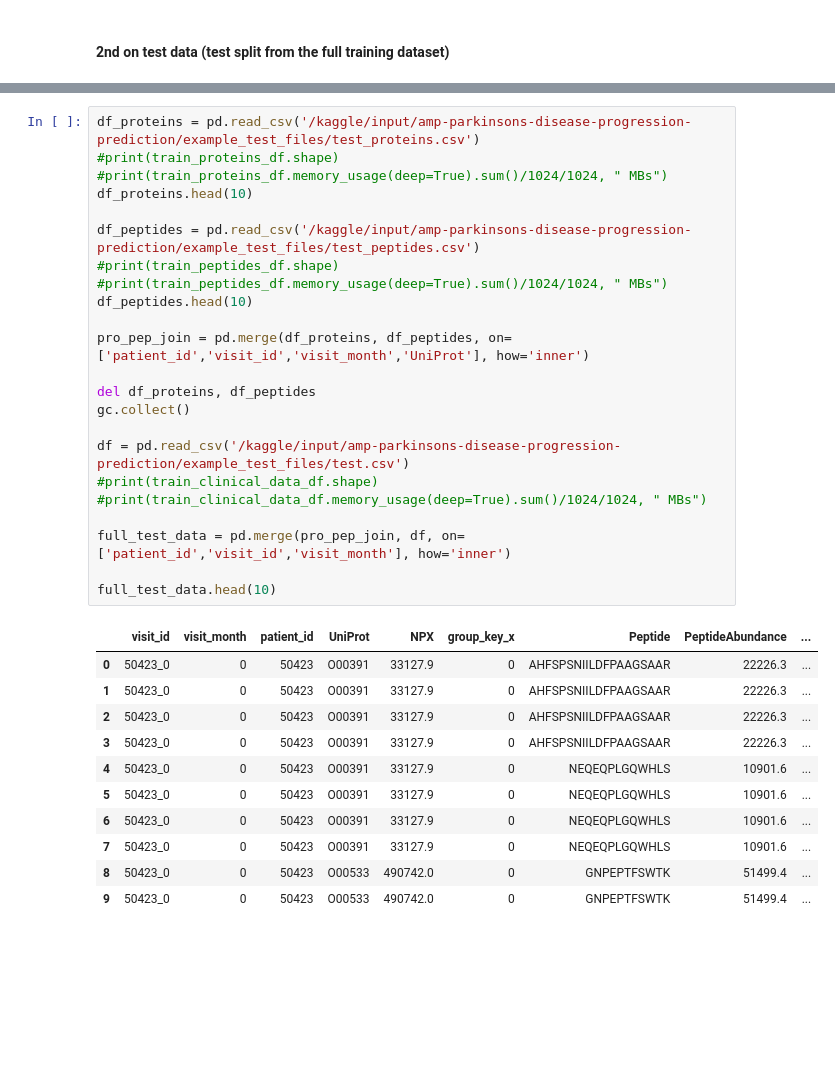
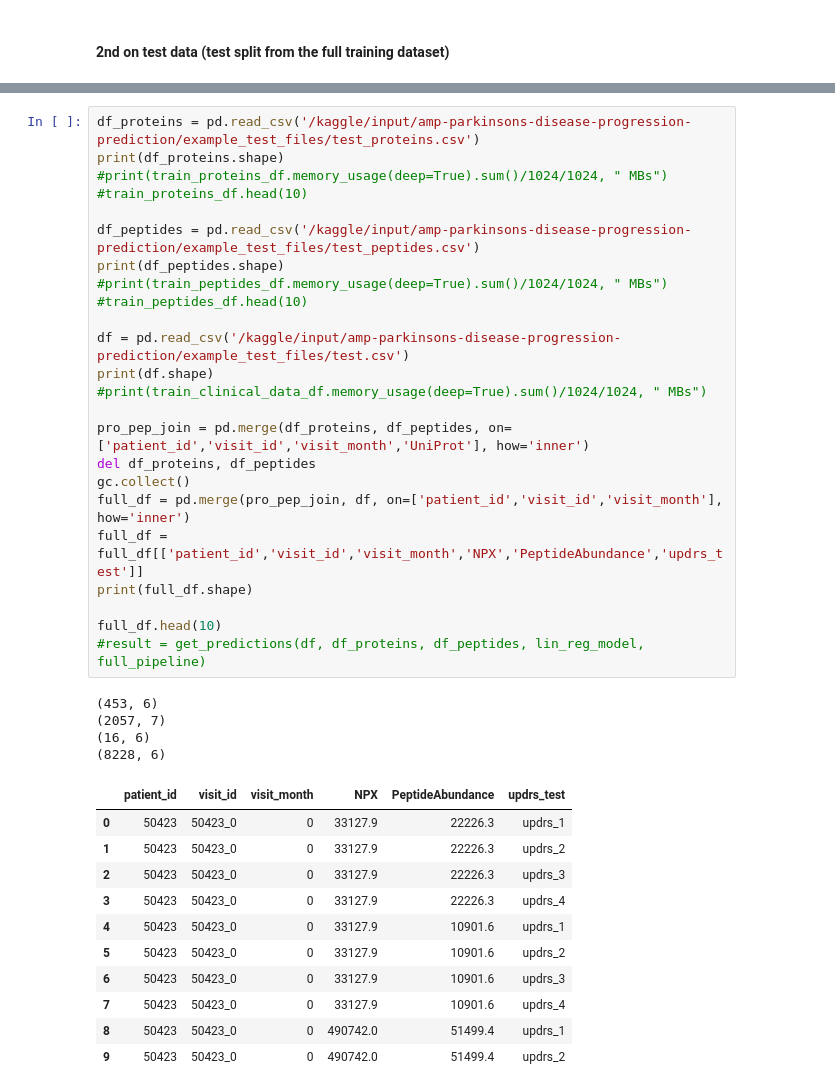
Before and after one commit to sumaniitm/AMP-parkinsons-disease-progression-prediction, a Jupyter notebook: amp-parkinson-s-disease-progression-prediction.ipynb, the cells around one changed output, grey strips where cells are left out. Drawn from its saved outputs; the diff is of its cells as text; blank space fills up the shorter version.

Commit message:
Kaggle Notebook | AMP®-Parkinson's Disease Progression Prediction | Version 17

```diff
--- a/amp-parkinson-s-disease-progression-prediction.ipynb
+++ b/amp-parkinson-s-disease-progression-prediction.ipynb
@@ -280,35 +233,40 @@ final_result[final_result['rating'].isna()].head(10)
 # %%
 df_proteins = pd.read_csv('/kaggle/input/amp-parkinsons-disease-progression-prediction/example_test_files/test_proteins.csv')
-#print(train_proteins_df.shape)
+print(df_proteins.shape)
 #print(train_proteins_df.memory_usage(deep=True).sum()/1024/1024, " MBs")
-df_proteins.head(10)
+#train_proteins_df.head(10)
 
 df_peptides = pd.read_csv('/kaggle/input/amp-parkinsons-disease-progression-prediction/example_test_files/test_peptides.csv')
-#print(train_peptides_df.shape)
+print(df_peptides.shape)
 #print(train_peptides_df.memory_usage(deep=True).sum()/1024/1024, " MBs")
-df_peptides.head(10)
+#train_peptides_df.head(10)
+
+df = pd.read_csv('/kaggle/input/amp-parkinsons-disease-progression-prediction/example_test_files/test.csv')
+print(df.shape)
+#print(train_clinical_data_df.memory_usage(deep=True).sum()/1024/1024, " MBs")
 
 pro_pep_join = pd.merge(df_proteins, df_peptides, on=['patient_id','visit_id','visit_month','UniProt'], how='inner')
-
 del df_proteins, df_peptides
 gc.collect()
+full_df = pd.merge(pro_pep_join, df, on=['patient_id','visit_id','visit_month'], how='inner')
+full_df = full_df[['patient_id','visit_id','visit_month','NPX','PeptideAbundance','updrs_test']]
+print(full_df.shape)
 
-df = pd.read_csv('/kaggle/input/amp-parkinsons-disease-progression-prediction/example_test_files/test.csv')
-#print(train_clinical_data_df.shape)
-#print(train_clinical_data_df.memory_usage(deep=True).sum()/1024/1024, " MBs")
-
-full_test_data = pd.merge(pro_pep_join, df, on=['patient_id','visit_id','visit_month'], how='inner')
-
-full_test_data.head(10)
+full_df.head(10)
+#result = get_predictions(df, df_proteins, df_peptides, lin_reg_model, full_pipeline)
 # %% [output]
+(453, 6)
+(2057, 7)
+(16, 6)
+(8228, 6)
-|  | visit_id | visit_month | patient_id | UniProt | NPX | group_key_x | Peptide | PeptideAbundance | ... |
-| 0 | 50423_0 | 0 | 50423 | O00391 | 33127.9 | 0 | AHFSPSNIILDFPAAGSAAR | 22226.3 | ... |
-| 1 | 50423_0 | 0 | 50423 | O00391 | 33127.9 | 0 | AHFSPSNIILDFPAAGSAAR | 22226.3 | ... |
-| 2 | 50423_0 | 0 | 50423 | O00391 | 33127.9 | 0 | AHFSPSNIILDFPAAGSAAR | 22226.3 | ... |
-| 3 | 50423_0 | 0 | 50423 | O00391 | 33127.9 | 0 | AHFSPSNIILDFPAAGSAAR | 22226.3 | ... |
-| 4 | 50423_0 | 0 | 50423 | O00391 | 33127.9 | 0 | NEQEQPLGQWHLS | 10901.6 | ... |
-| 5 | 50423_0 | 0 | 50423 | O00391 | 33127.9 | 0 | NEQEQPLGQWHLS | 10901.6 | ... |
-| 6 | 50423_0 | 0 | 50423 | O00391 | 33127.9 | 0 | NEQEQPLGQWHLS | 10901.6 | ... |
-| 7 | 50423_0 | 0 | 50423 | O00391 | 33127.9 | 0 | NEQEQPLGQWHLS | 10901.6 | ... |
-| 8 | 50423_0 | 0 | 50423 | O00533 | 490742.0 | 0 | GNPEPTFSWTK | 51499.4 | ... |
-| 9 | 50423_0 | 0 | 50423 | O00533 | 490742.0 | 0 | GNPEPTFSWTK | 51499.4 | ... |
+|  | patient_id | visit_id | visit_month | NPX | PeptideAbundance | updrs_test |
+| 0 | 50423 | 50423_0 | 0 | 33127.9 | 22226.3 | updrs_1 |
+| 1 | 50423 | 50423_0 | 0 | 33127.9 | 22226.3 | updrs_2 |
+| 2 | 50423 | 50423_0 | 0 | 33127.9 | 22226.3 | updrs_3 |
+| 3 | 50423 | 50423_0 | 0 | 33127.9 | 22226.3 | updrs_4 |
+| 4 | 50423 | 50423_0 | 0 | 33127.9 | 10901.6 | updrs_1 |
+| 5 | 50423 | 50423_0 | 0 | 33127.9 | 10901.6 | updrs_2 |
+| 6 | 50423 | 50423_0 | 0 | 33127.9 | 10901.6 | updrs_3 |
+| 7 | 50423 | 50423_0 | 0 | 33127.9 | 10901.6 | updrs_4 |
+| 8 | 50423 | 50423_0 | 0 | 490742.0 | 51499.4 | updrs_1 |
+| 9 | 50423 | 50423_0 | 0 | 490742.0 | 51499.4 | updrs_2 |
```
Also changed, not shown: parts of 22 cells of this notebook.
